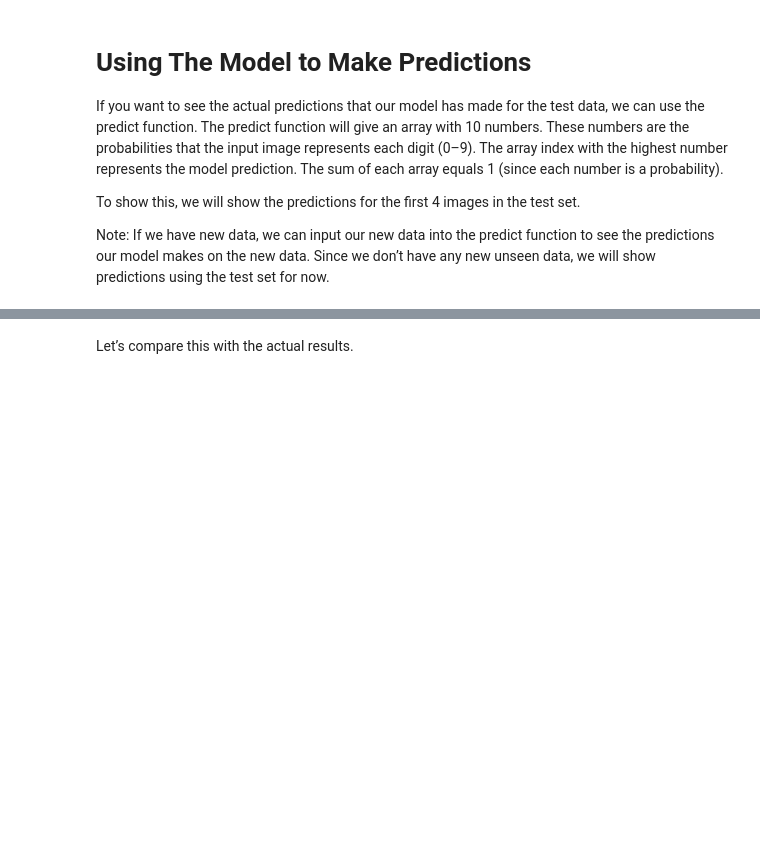
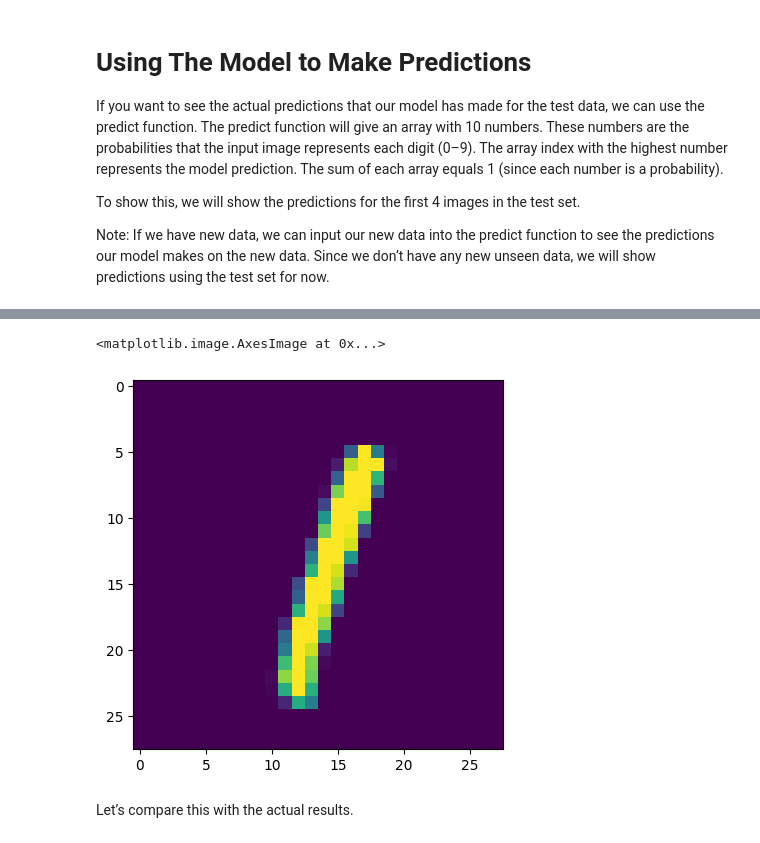
Before and after one commit to samanipour/Practical-Neural-Networks, a Jupyter notebook: Labs/7.Image Classification/CNN.ipynb, the cells around one changed output, grey strips where cells are left out. Saved outputs shown, nothing was run; the diff lists cells and outputs as text; code cells hidden in the pictures; blank space fills up the shorter version.

```diff
--- a/Labs/7.Image Classification/CNN.ipynb
+++ b/Labs/7.Image Classification/CNN.ipynb
@@ -166,3 +180,8 @@ array([[2.1326544e-08, 9.6373631e-11, 4.3514120e-08, 3.7419543e-08,
+# %%
+plt.imshow(X_test[5])
+# %% [output]
+<matplotlib.image.AxesImage at 0x...>
+[figure, added]
 # %% [markdown]
 Let’s compare this with the actual results.
 # %%
```
Also changed, not shown: parts of 7 cells of this notebook, 17 other files.
